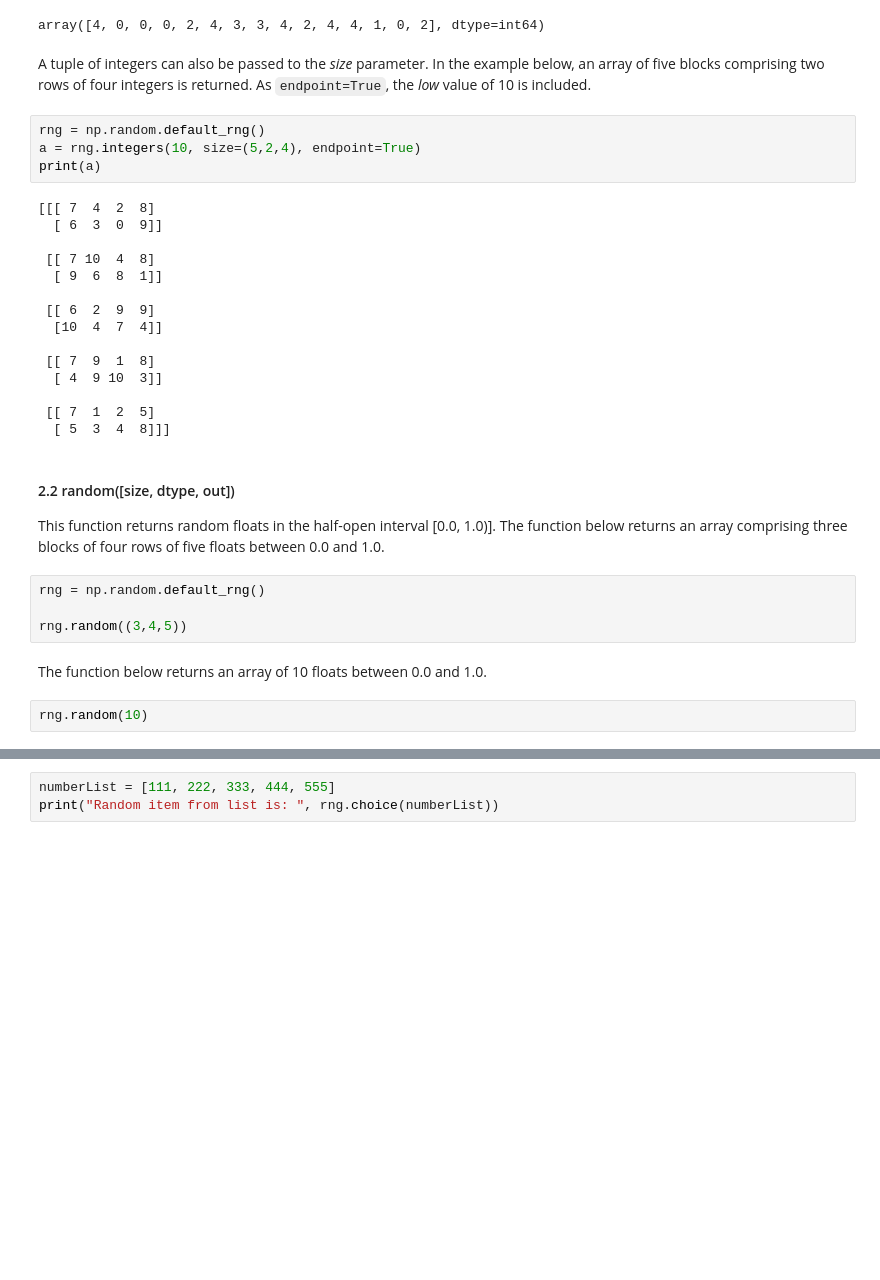
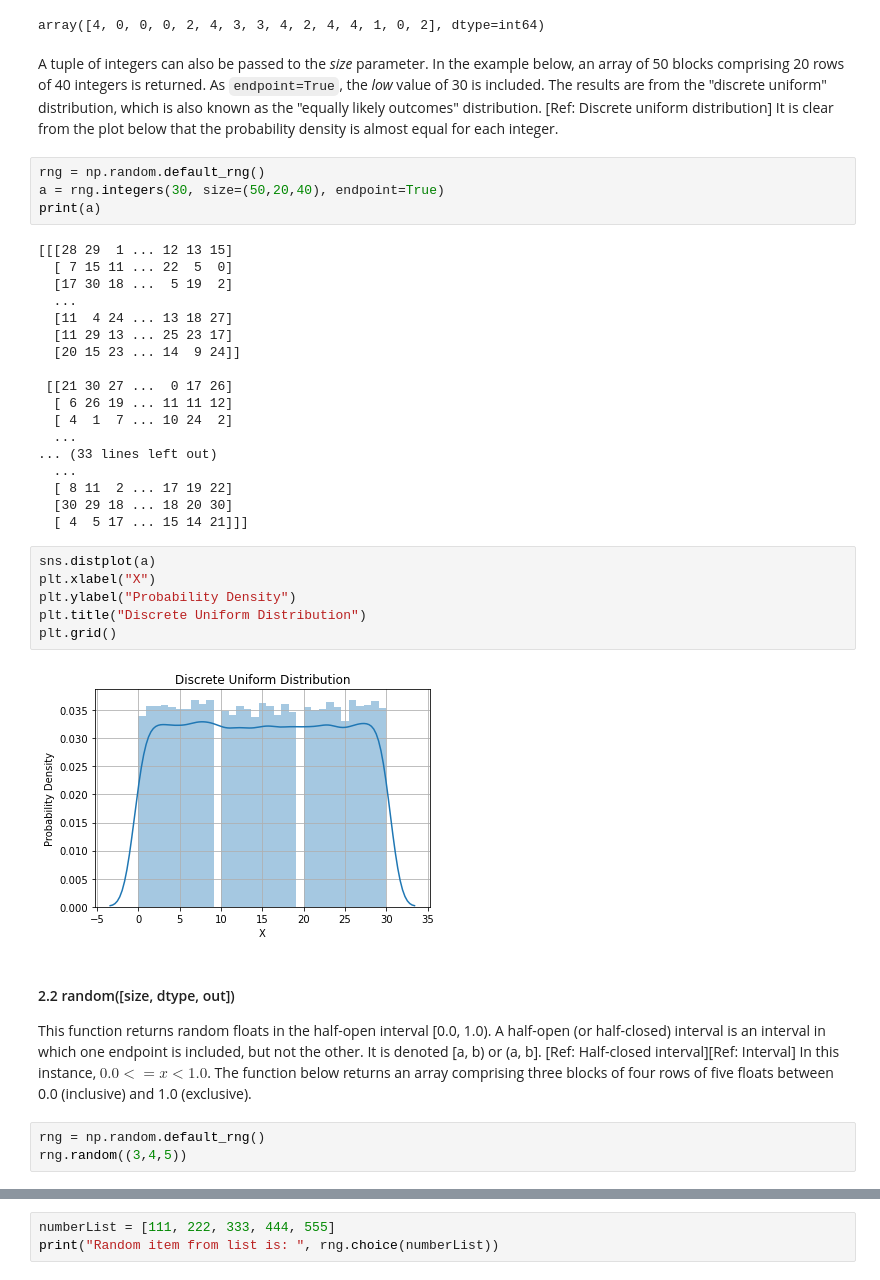
Before and after one commit to GaryLocke91/52465_programming_assignment, a Jupyter notebook: 52465_programming_assignment.ipynb, the cells around one changed output, grey strips where cells are left out. Drawn from its saved outputs; the diff is of its cells as text; blank space fills up the shorter version.

Commit message:
More analysis on simple random data and permutations.

````diff
--- a/52465_programming_assignment.ipynb
+++ b/52465_programming_assignment.ipynb
@@ -63,35 +66,41 @@ rng.integers(5, size=15)
 # %% [output]
 array([4, 0, 0, 0, 2, 4, 3, 3, 4, 2, 4, 4, 1, 0, 2], dtype=int64)
 # %% [markdown]
-A tuple of integers can also be passed to the *size* parameter. In the example below, an array of five blocks comprising two rows of four integers is returned. As ```endpoint=True```, the *low* value of 10 is included.
+A tuple of integers can also be passed to the *size* parameter. In the example below, an array of 50 blocks comprising 20 rows of 40 integers is returned. As ```endpoint=True```, the *low* value of 30 is included. The results are from the "discrete uniform" distribution, which is also known as the "equally likely outcomes" distribution. [Ref: Discrete uniform distribution] It is clear from the plot below that the probability density is almost equal for each integer.
 # %%
 rng = np.random.default_rng()
-a = rng.integers(10, size=(5,2,4), endpoint=True)
+a = rng.integers(30, size=(50,20,40), endpoint=True)
 print(a)
 # %% [output]
-[[[ 7  4  2  8]
-  [ 6  3  0  9]]
+[[[28 29  1 ... 12 13 15]
+  [ 7 15 11 ... 22  5  0]
+  [17 30 18 ...  5 19  2]
+  ...
+  [11  4 24 ... 13 18 27]
+  [11 29 13 ... 25 23 17]
+  [20 15 23 ... 14  9 24]]
 
- [[ 7 10  4  8]
-  [ 9  6  8  1]]
-
- [[ 6  2  9  9]
-  [10  4  7  4]]
-
- [[ 7  9  1  8]
-  [ 4  9 10  3]]
-
- [[ 7  1  2  5]
-  [ 5  3  4  8]]]
+ [[21 30 27 ...  0 17 26]
+  [ 6 26 19 ... 11 11 12]
+  [ 4  1  7 ... 10 24  2]
+  ...
+... (33 lines left out)
+  ...
+  [ 8 11  2 ... 17 19 22]
+  [30 29 18 ... 18 20 30]
+  [ 4  5 17 ... 15 14 21]]]
+# %%
+sns.distplot(a)
+plt.xlabel("X")
+plt.ylabel("Probability Density")
+plt.title("Discrete Uniform Distribution")
+plt.grid()
+# %% [output]
+[figure, added]
 # %% [markdown]
 #### 2.2 random([size, dtype, out])
 
-This function returns random floats in the half-open interval [0.0, 1.0)]. The function below returns an array comprising three blocks of four rows of five floats between 0.0 and 1.0.
+This function returns random floats in the half-open interval [0.0, 1.0). A half-open (or half-closed) interval is an interval in which one endpoint is included, but not the other. It is denoted [a, b) or (a, b]. [Ref: Half-closed interval][Ref: Interval] In this instance, $0.0<=x<1.0$. The function below returns an array comprising three blocks of four rows of five floats between 0.0 (inclusive) and 1.0 (exclusive).
 # %%
 rng = np.random.default_rng()
-
 rng.random((3,4,5))
-# %% [markdown]
-The function below returns an array of 10 floats between 0.0 and 1.0.
-# %%
-rng.random(10)
````
Also changed, not shown: parts of 29 cells of this notebook.
